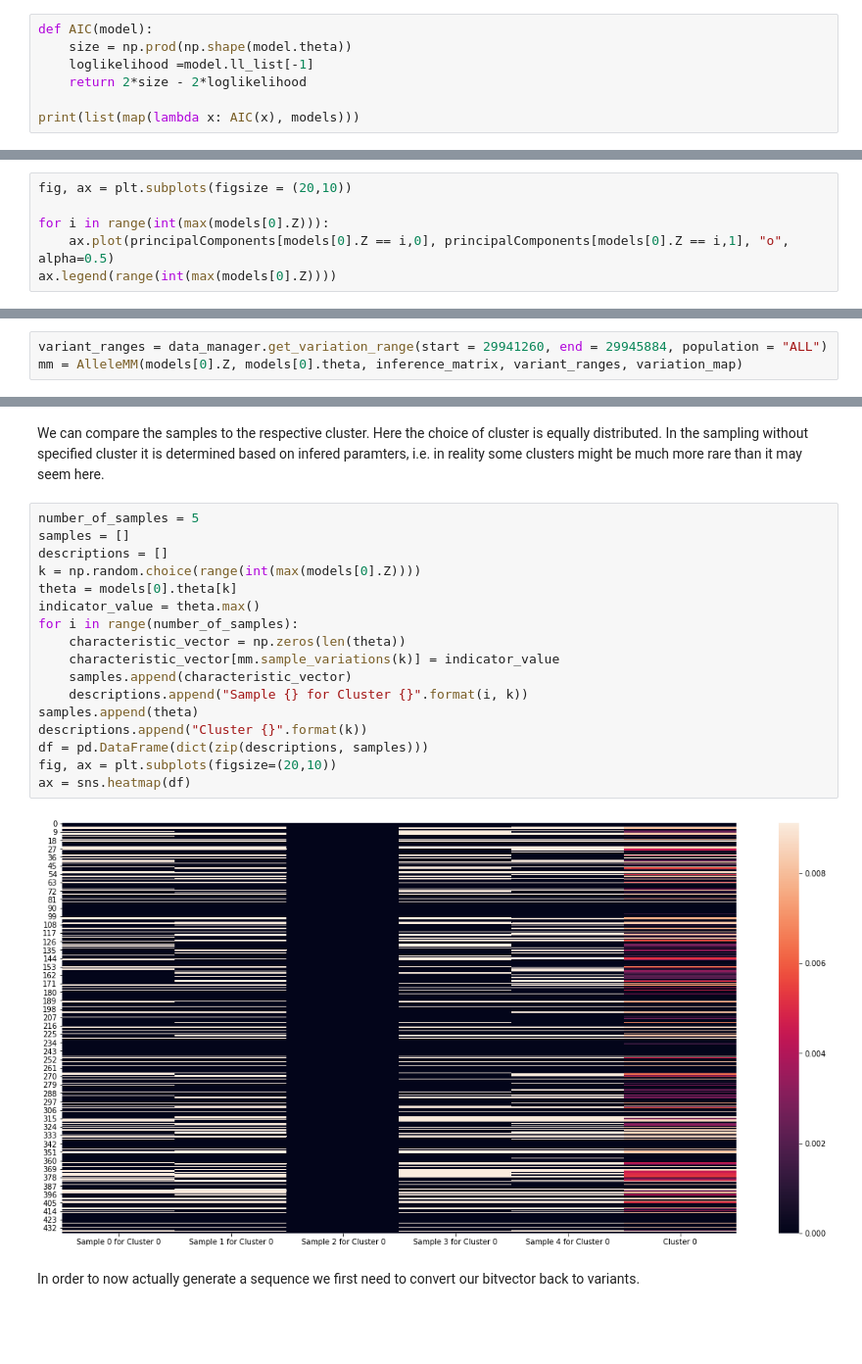
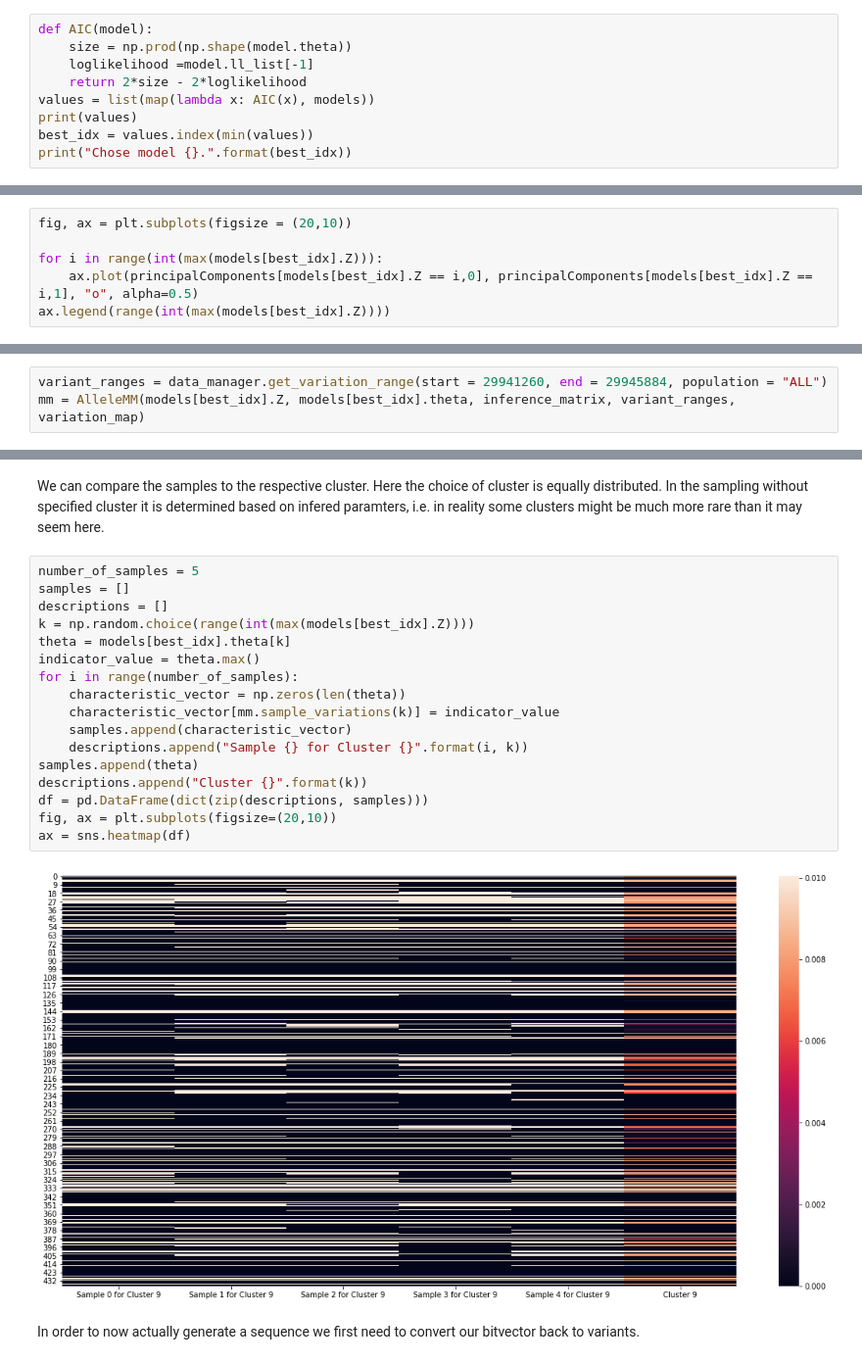
Before and after one commit to manuelgloeckler/sequence_bioinfo, a Jupyter notebook: project/Gentype.ipynb, the cells around one changed output, grey strips where cells are left out. Shown at 98% size. Saved outputs shown, nothing was run; the diff lists cells and outputs as text; blank space fills up the shorter version.

```diff
--- a/project/Gentype.ipynb
+++ b/project/Gentype.ipynb
@@ -94,7 +96,9 @@ def AIC(model):
     size = np.prod(np.shape(model.theta))
     loglikelihood =model.ll_list[-1]
     return 2*size - 2*loglikelihood
-
-print(list(map(lambda x: AIC(x), models)))
+values = list(map(lambda x: AIC(x), models))
+print(values)
+best_idx = values.index(min(values))
+print("Chose model {}.".format(best_idx))
 # %% [output]
 [4418365.997452459, 4396630.52404454, 4350605.522921976]
@@ -134,8 +143,8 @@ ax.legend(populations)
 # %%
 fig, ax = plt.subplots(figsize = (20,10))
 
-for i in range(int(max(models[0].Z))):
-    ax.plot(principalComponents[models[0].Z == i,0], principalComponents[models[0].Z == i,1], "o", alpha=0.5)
-ax.legend(range(int(max(models[0].Z))))
+for i in range(int(max(models[best_idx].Z))):
+    ax.plot(principalComponents[models[best_idx].Z == i,0], principalComponents[models[best_idx].Z == i,1], "o", alpha=0.5)
+ax.legend(range(int(max(models[best_idx].Z))))
 # %% [output]
 <matplotlib.legend.Legend at 0x...>
@@ -152,7 +163,7 @@ ax = sns.heatmap(df)
 The following builds a sequence generator from the parameters which were determined during model training.
 # %%
 variant_ranges = data_manager.get_variation_range(start = 29941260, end = 29945884, population = "ALL")
-mm = AlleleMM(models[0].Z, models[0].theta, inference_matrix, variant_ranges, variation_map)
+mm = AlleleMM(models[best_idx].Z, models[best_idx].theta, inference_matrix, variant_ranges, variation_map)
 # %% [markdown]
 We can then sample a set of indices which can be mapped to variant ids.
 # %%
@@ -165,22 +176,22 @@ We can compare the samples to the respective cluster. Here the choice of cluster
 # %%
 number_of_samples = 5
 samples = []
 descriptions = []
-k = np.random.choice(range(int(max(models[0].Z))))
-theta = models[0].theta[k]
+k = np.random.choice(range(int(max(models[best_idx].Z))))
+theta = models[best_idx].theta[k]
 indicator_value = theta.max()
 for i in range(number_of_samples):
     characteristic_vector = np.zeros(len(theta))
     characteristic_vector[mm.sample_variations(k)] = indicator_value
     samples.append(characteristic_vector)
     descriptions.append("Sample {} for Cluster {}".format(i, k))
 samples.append(theta)
 descriptions.append("Cluster {}".format(k))
 df = pd.DataFrame(dict(zip(descriptions, samples)))
 fig, ax = plt.subplots(figsize=(20,10))
 ax = sns.heatmap(df)
 # %% [output]
-[figure, old version]
+[figure, new version]
 # %% [markdown]
 In order to now actually generate a sequence we first need to convert our bitvector back to variants.
 # %%
```
Also changed, not shown: parts of 16 cells of this notebook.
